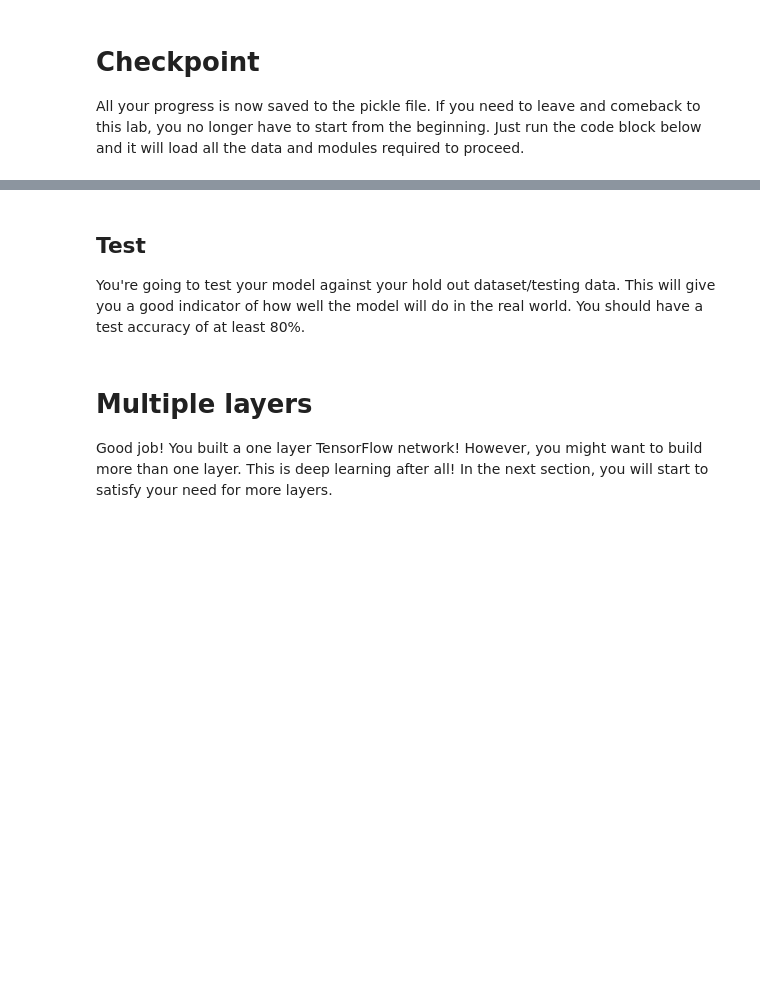
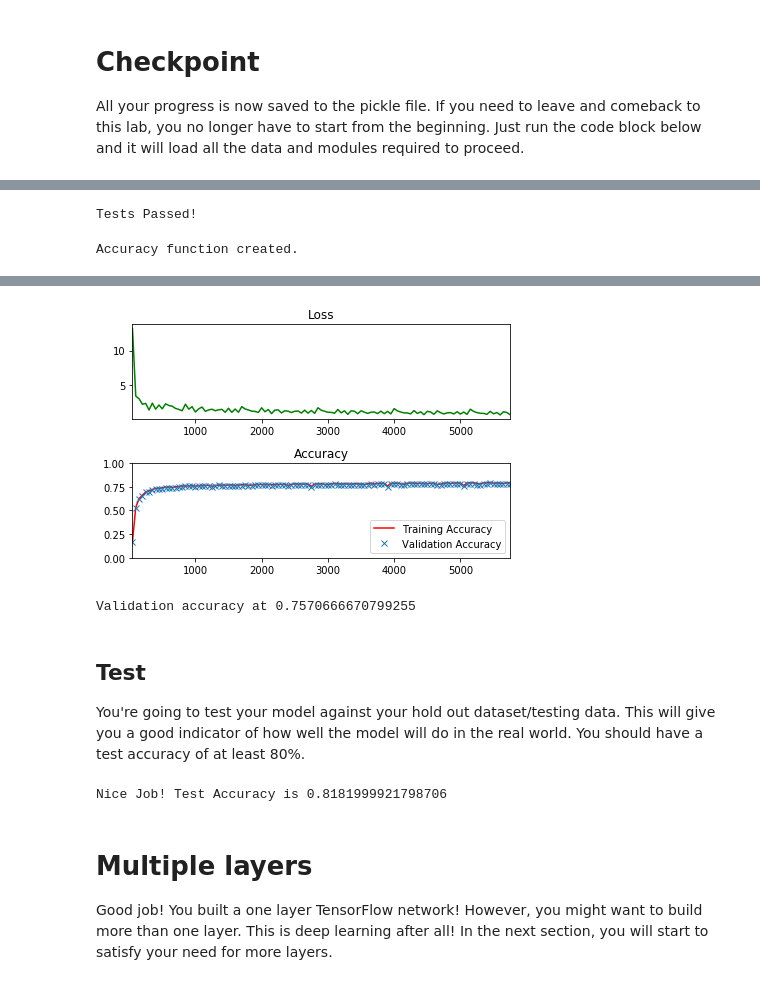
Before and after one commit to hnkulkarni/deep-learning, a Jupyter notebook: intro-to-tensorflow/intro_to_tensorflow.ipynb, the cells around one changed output, grey strips where cells are left out. Drawn from its saved outputs; the diff is of its cells as text; code cells hidden in the pictures; blank space fills up the shorter version.

```diff
--- a/intro-to-tensorflow/intro_to_tensorflow.ipynb
+++ b/intro-to-tensorflow/intro_to_tensorflow.ipynb
@@ -117,6 +123,15 @@ def normalize_grayscale(image_data):
     :return: Normalized image data
     """
     # TODO: Implement Min-Max scaling for grayscale image data
+
+    a = 0.1
+    b = 0.9
+    gray_min = 0
+    gray_max = 255
+
+    nrmz_val = a + ((image_data - gray_min)*(b - a)/(gray_max - gray_min))
+
+    return nrmz_val
 
 
 ### DON'T MODIFY ANYTHING BELOW ###
@@ -243,12 +268,12 @@ features_count = 784
 labels_count = 10
 
 # TODO: Set the features and labels tensors
-# features =
-# labels =
+features = tf.placeholder(tf.float32)
+labels = tf.placeholder(tf.float32)
 
 # TODO: Set the weights and biases tensors
-# weights =
-# biases =
+weights = tf.Variable(tf.truncated_normal((features_count, labels_count)))
+biases = tf.Variable(tf.zeros(labels_count))
 
 
 
@@ -304,6 +329,8 @@ with tf.Session() as session:
 assert not np.count_nonzero(biases_data), 'biases must be zeros'
 
 print('Tests Passed!')
+# %% [output]
+Tests Passed!
 # %%
 # Determine if the predictions are correct
 is_correct_prediction = tf.equal(tf.argmax(prediction, 1), tf.argmax(labels, 1))
@@ -311,6 +338,8 @@ is_correct_prediction = tf.equal(tf.argmax(prediction, 1), tf.argmax(labels, 1))
 accuracy = tf.reduce_mean(tf.cast(is_correct_prediction, tf.float32))
 
 print('Accuracy function created.')
+# %% [output]
+Accuracy function created.
 # %% [markdown]
 <img src="image/Learn_Rate_Tune_Image.png" style="height: 70%;width: 70%">
 ## Problem 3
@@ -344,8 +373,8 @@ The code will print out a Loss and Accuracy graph, so you can see how well the n
 batch_size = 128
 
 # TODO: Find the best parameters for each configuration
-# epochs =
-# learning_rate =
+epochs = 5
+learning_rate = 0.2
 
 
 
@@ -388,33 +417,36 @@ with tf.Session() as session:
             if not batch_i % log_batch_step:
                 # Calculate Training and Validation accuracy
                 training_accuracy = session.run(accuracy, feed_dict=train_feed_dict)
                 validation_accuracy = session.run(accuracy, feed_dict=valid_feed_dict)
 
                 # Log batches
                 previous_batch = batches[-1] if batches else 0
                 batches.append(log_batch_step + previous_batch)
                 loss_batch.append(l)
                 train_acc_batch.append(training_accuracy)
                 valid_acc_batch.append(validation_accuracy)
 
         # Check accuracy against Validation data
         validation_accuracy = session.run(accuracy, feed_dict=valid_feed_dict)
 
 loss_plot = plt.subplot(211)
 loss_plot.set_title('Loss')
 loss_plot.plot(batches, loss_batch, 'g')
 loss_plot.set_xlim([batches[0], batches[-1]])
 acc_plot = plt.subplot(212)
 acc_plot.set_title('Accuracy')
 acc_plot.plot(batches, train_acc_batch, 'r', label='Training Accuracy')
 acc_plot.plot(batches, valid_acc_batch, 'x', label='Validation Accuracy')
 acc_plot.set_ylim([0, 1.0])
 acc_plot.set_xlim([batches[0], batches[-1]])
 acc_plot.legend(loc=4)
 plt.tight_layout()
 plt.show()
 
 print('Validation accuracy at {}'.format(validation_accuracy))
+# %% [output]
+[figure, added]
+Validation accuracy at 0.7570666670799255
 # %% [markdown]
 ## Test
 You're going to test your model against your hold out dataset/testing data.  This will give you a good indicator of how well the model will do in the real world.  You should have a test accuracy of at least 80%.
@@ -449,6 +481,8 @@ with tf.Session() as session:
 
 assert test_accuracy >= 0.80, 'Test accuracy at {}, should be equal to or greater than 0.80'.format(test_accuracy)
 print('Nice Job! Test Accuracy is {}'.format(test_accuracy))
+# %% [output]
+Nice Job! Test Accuracy is 0.8181999921798706
 # %% [markdown]
 # Multiple layers
 Good job!  You built a one layer TensorFlow network!  However, you might want to build more than one layer.  This is deep learning after all!  In the next section, you will start to satisfy your need for more layers.
```
Also changed, not shown: parts of 8 cells of this notebook, 5 other files.
